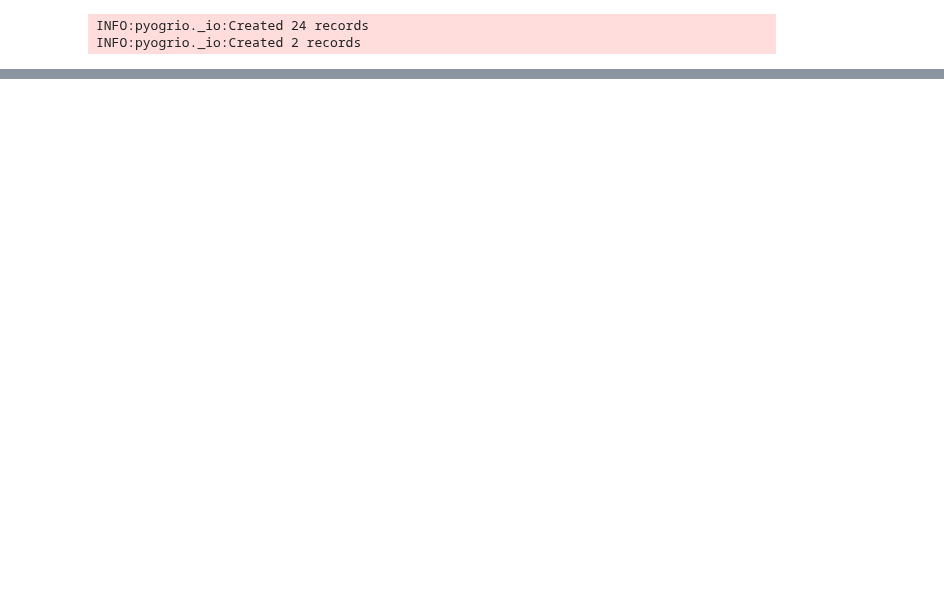
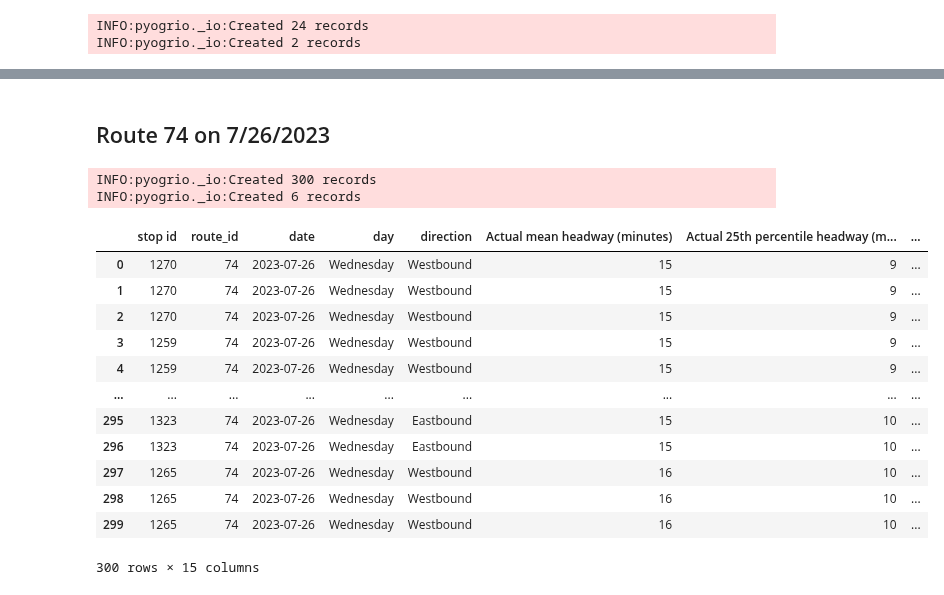
Before and after one commit to kristenhahn/cta_bus_tracker_exploration, a Jupyter notebook: all_headways_all_stops_single_route.ipynb, the cells around one changed output, grey strips where cells are left out. Cells and saved outputs as stored; diff of their text form; code cells hidden in the pictures; blank space fills up the shorter version.

```diff
--- a/all_headways_all_stops_single_route.ipynb
+++ b/all_headways_all_stops_single_route.ipynb
@@ -82 +73,33 @@ stats_all_stops_124_20230726.explore(m=m, color='#E4002B', marker_kwds=({'radius
+# %% [markdown]
+## Route 74 on 7/26/2023
+# %%
+%%capture --no-display
+
+# Route 74, 7/26/2023
+
+stats_all_stops_74_20230726 = get_stats_all_stops(gtfs_feed, '74', '2023-07-26')
+# %% [output]
+INFO:pyogrio._io:Created 300 records
+INFO:pyogrio._io:Created 6 records
+# %%
+stats_all_stops_74_20230726
+
+####################
+### Bus stops are each showing 3 times. Maybe once per pattern?
+### To be investigated.   Route 124 did not display this duplication.
+#####################
+# %% [output]
+|  | stop id | route_id | date | day | direction | Actual mean headway (minutes) | Actual 25th percentile headway (m... | ... |
+| 0 | 1270 | 74 | 2023-07-26 | Wednesday | Westbound | 15 | 9 | ... |
+| 1 | 1270 | 74 | 2023-07-26 | Wednesday | Westbound | 15 | 9 | ... |
+| 2 | 1270 | 74 | 2023-07-26 | Wednesday | Westbound | 15 | 9 | ... |
+| 3 | 1259 | 74 | 2023-07-26 | Wednesday | Westbound | 15 | 9 | ... |
+| 4 | 1259 | 74 | 2023-07-26 | Wednesday | Westbound | 15 | 9 | ... |
+| ... | ... | ... | ... | ... | ... | ... | ... | ... |
+| 295 | 1323 | 74 | 2023-07-26 | Wednesday | Eastbound | 15 | 10 | ... |
+| 296 | 1323 | 74 | 2023-07-26 | Wednesday | Eastbound | 15 | 10 | ... |
+| 297 | 1265 | 74 | 2023-07-26 | Wednesday | Westbound | 16 | 10 | ... |
+| 298 | 1265 | 74 | 2023-07-26 | Wednesday | Westbound | 16 | 10 | ... |
+| 299 | 1265 | 74 | 2023-07-26 | Wednesday | Westbound | 16 | 10 | ... |
+300 rows × 15 columns
 # %%
```
Also changed, not shown: parts of 24 cells of this notebook, 5 other files.
